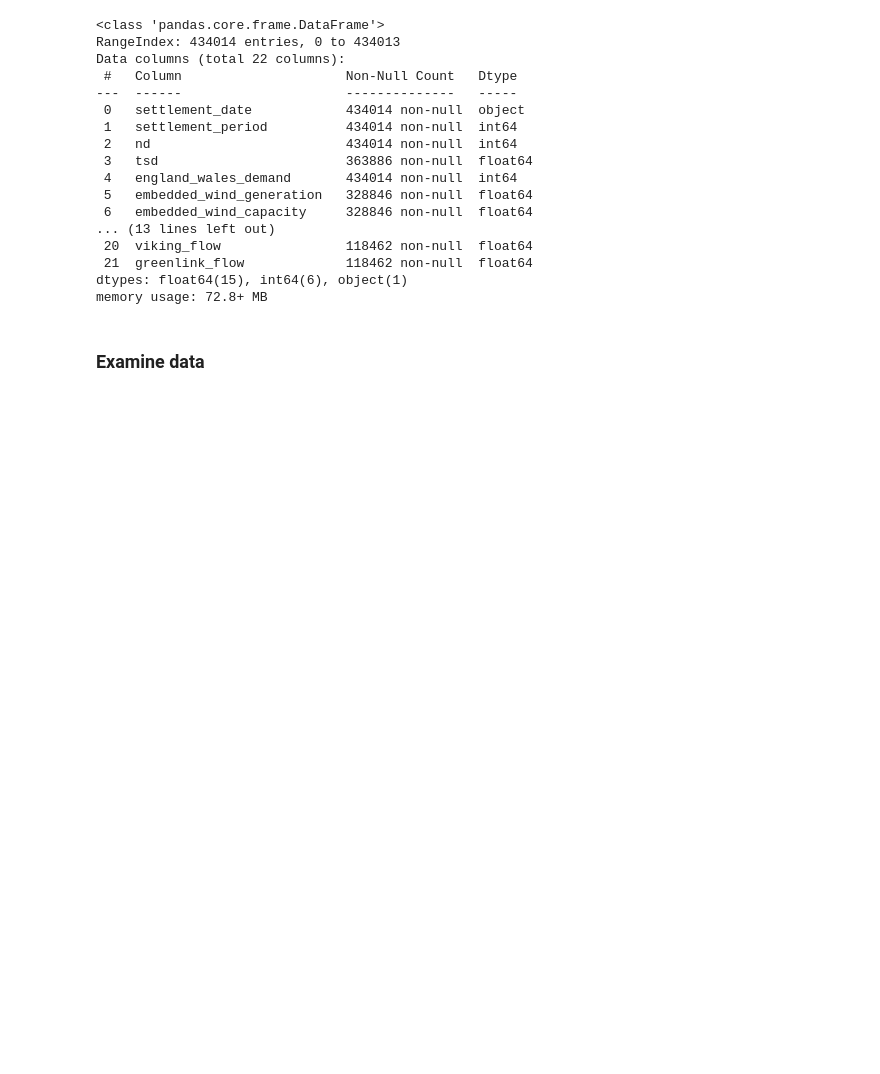
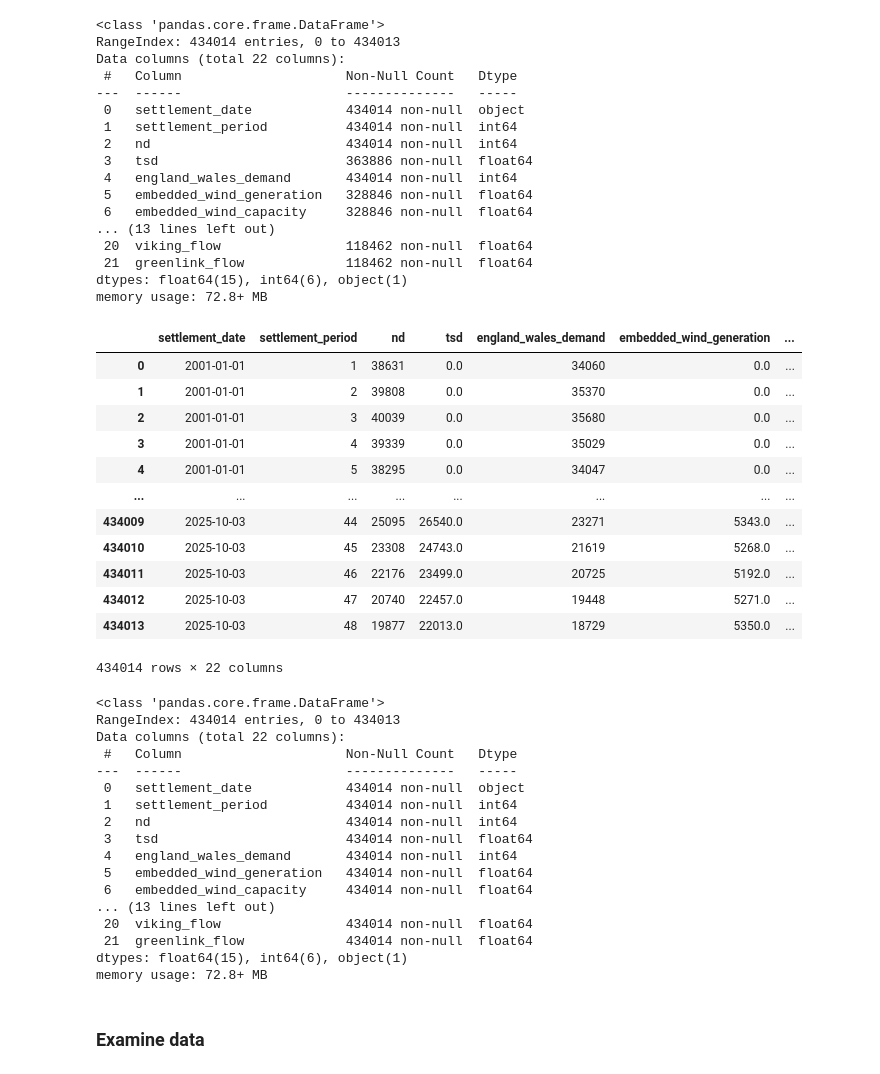
Before and after one commit to TiebeG/CloudAI-Project, a Jupyter notebook: Exploring/EDA Historic Demand data.ipynb, the cells around one changed output. Saved outputs shown, nothing was run; the diff lists cells and outputs as text; code cells hidden in the pictures; blank space fills up the shorter version.

```diff
--- a/Exploring/EDA Historic Demand data.ipynb
+++ b/Exploring/EDA Historic Demand data.ipynb
@@ -40,6 +40,45 @@ Data columns (total 22 columns):
  21  greenlink_flow             118462 non-null  float64
 dtypes: float64(15), int64(6), object(1)
 memory usage: 72.8+ MB
+# %%
+# Create a copy of the original dataframe
+filled_demand_df = demand_df.copy()
+
+# Fill all NaN values with 0
+filled_demand_df = filled_demand_df.fillna(0)
+display(filled_demand_df)
+filled_demand_df.info()
+# %% [output]
+|  | settlement_date | settlement_period | nd | tsd | england_wales_demand | embedded_wind_generation | ... |
+| 0 | 2001-01-01 | 1 | 38631 | 0.0 | 34060 | 0.0 | ... |
+| 1 | 2001-01-01 | 2 | 39808 | 0.0 | 35370 | 0.0 | ... |
+| 2 | 2001-01-01 | 3 | 40039 | 0.0 | 35680 | 0.0 | ... |
+| 3 | 2001-01-01 | 4 | 39339 | 0.0 | 35029 | 0.0 | ... |
+| 4 | 2001-01-01 | 5 | 38295 | 0.0 | 34047 | 0.0 | ... |
+| ... | ... | ... | ... | ... | ... | ... | ... |
+| 434009 | 2025-10-03 | 44 | 25095 | 26540.0 | 23271 | 5343.0 | ... |
+| 434010 | 2025-10-03 | 45 | 23308 | 24743.0 | 21619 | 5268.0 | ... |
+| 434011 | 2025-10-03 | 46 | 22176 | 23499.0 | 20725 | 5192.0 | ... |
+| 434012 | 2025-10-03 | 47 | 20740 | 22457.0 | 19448 | 5271.0 | ... |
+| 434013 | 2025-10-03 | 48 | 19877 | 22013.0 | 18729 | 5350.0 | ... |
+434014 rows × 22 columns
+<class 'pandas.core.frame.DataFrame'>
+RangeIndex: 434014 entries, 0 to 434013
+Data columns (total 22 columns):
+ #   Column                     Non-Null Count   Dtype
+---  ------                     --------------   -----
+ 0   settlement_date            434014 non-null  object
+ 1   settlement_period          434014 non-null  int64
+ 2   nd                         434014 non-null  int64
+ 3   tsd                        434014 non-null  float64
+ 4   england_wales_demand       434014 non-null  int64
+ 5   embedded_wind_generation   434014 non-null  float64
+ 6   embedded_wind_capacity     434014 non-null  float64
+... (13 lines left out)
+ 20  viking_flow                434014 non-null  float64
+ 21  greenlink_flow             434014 non-null  float64
+dtypes: float64(15), int64(6), object(1)
+memory usage: 72.8+ MB
 # %% [markdown]
 ### Examine data
 # %% [markdown]
```
Also changed, not shown: parts of 7 cells of this notebook, 1 other file.
